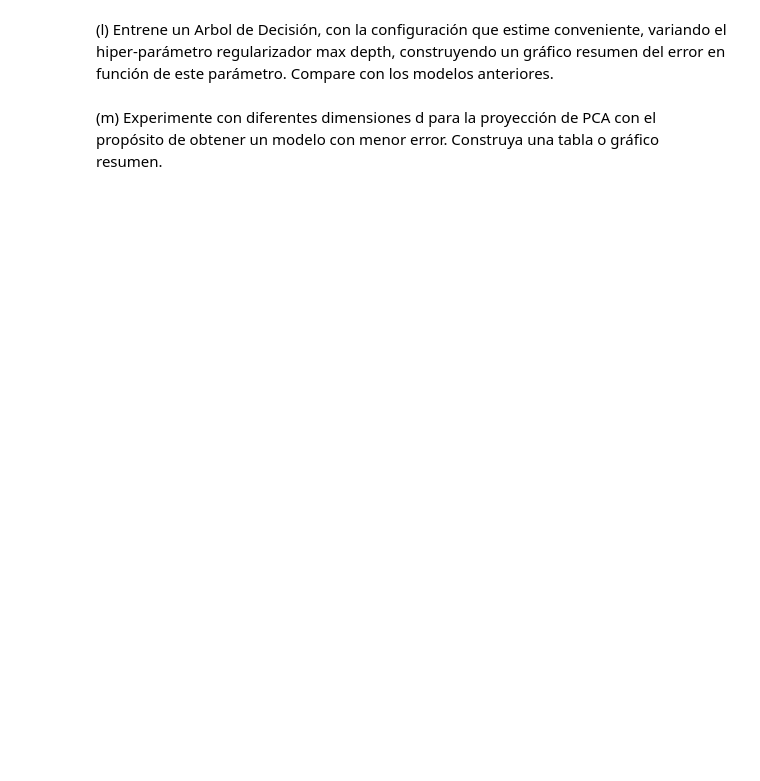
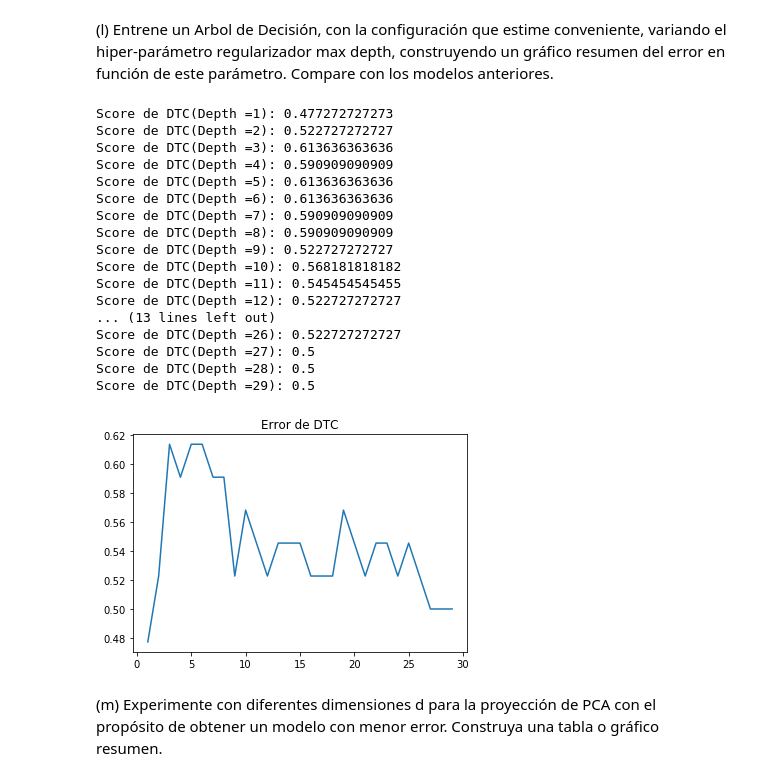
Before and after one commit to AlfredoAlfi/MachineLearning2, a Jupyter notebook: Tarea2_Machine_Learning.ipynb, the cells around one changed output. Drawn from its saved outputs; the diff is of its cells as text; code cells hidden in the pictures; blank space fills up the shorter version.

```diff
--- a/Tarea2_Machine_Learning.ipynb
+++ b/Tarea2_Machine_Learning.ipynb
@@ -307,3 +486,41 @@ Depths = range(1,30)
+# %%
+Depths = range(1,30)
+errA=[]
+from sklearn.tree import DecisionTreeClassifier as DTC
+for d in Depths:
+    arbol = DTC(max_depth=d)
+    arbol.fit(X_pca_train, y_train)
+
+    predTestDTC = arbol.predict(X_pca_test)
+
+    from sklearn.metrics import accuracy_score
+    errorTestDTC = accuracy_score(predTestDTC,y_test)
+    print("Score de DTC(Depth ="+str(d)+"): "+str(errorTestDTC))
+    errA.append(errorTestDTC)
+
+import matplotlib.pyplot as plt
+plt.plot(Depths, errA)
+plt.title('Error de DTC')
+plt.show()
+# %% [output]
+Score de DTC(Depth =1): 0.477272727273
+Score de DTC(Depth =2): 0.522727272727
+Score de DTC(Depth =3): 0.613636363636
+Score de DTC(Depth =4): 0.590909090909
+Score de DTC(Depth =5): 0.613636363636
+Score de DTC(Depth =6): 0.613636363636
+Score de DTC(Depth =7): 0.590909090909
+Score de DTC(Depth =8): 0.590909090909
+Score de DTC(Depth =9): 0.522727272727
+Score de DTC(Depth =10): 0.568181818182
+Score de DTC(Depth =11): 0.545454545455
+Score de DTC(Depth =12): 0.522727272727
+... (13 lines left out)
+Score de DTC(Depth =26): 0.522727272727
+Score de DTC(Depth =27): 0.5
+Score de DTC(Depth =28): 0.5
+Score de DTC(Depth =29): 0.5
+[figure, added]
 # %% [markdown]
 <p>(m) Experimente con diferentes dimensiones d para la proyección de PCA con el propósito de obtener un
 modelo con menor error. Construya una tabla o gráfico resumen.</p>
```
Also changed, not shown: parts of 53 cells of this notebook.
